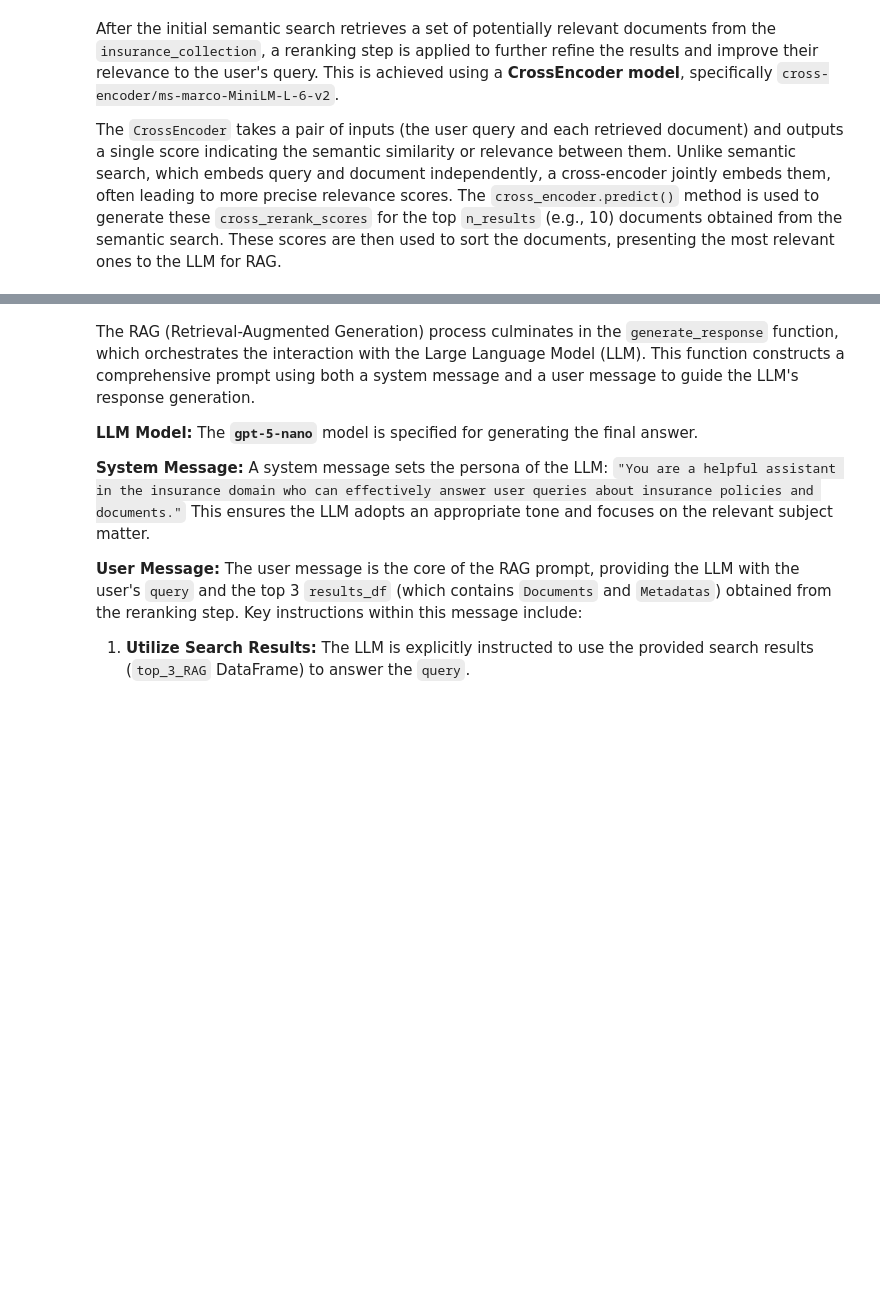
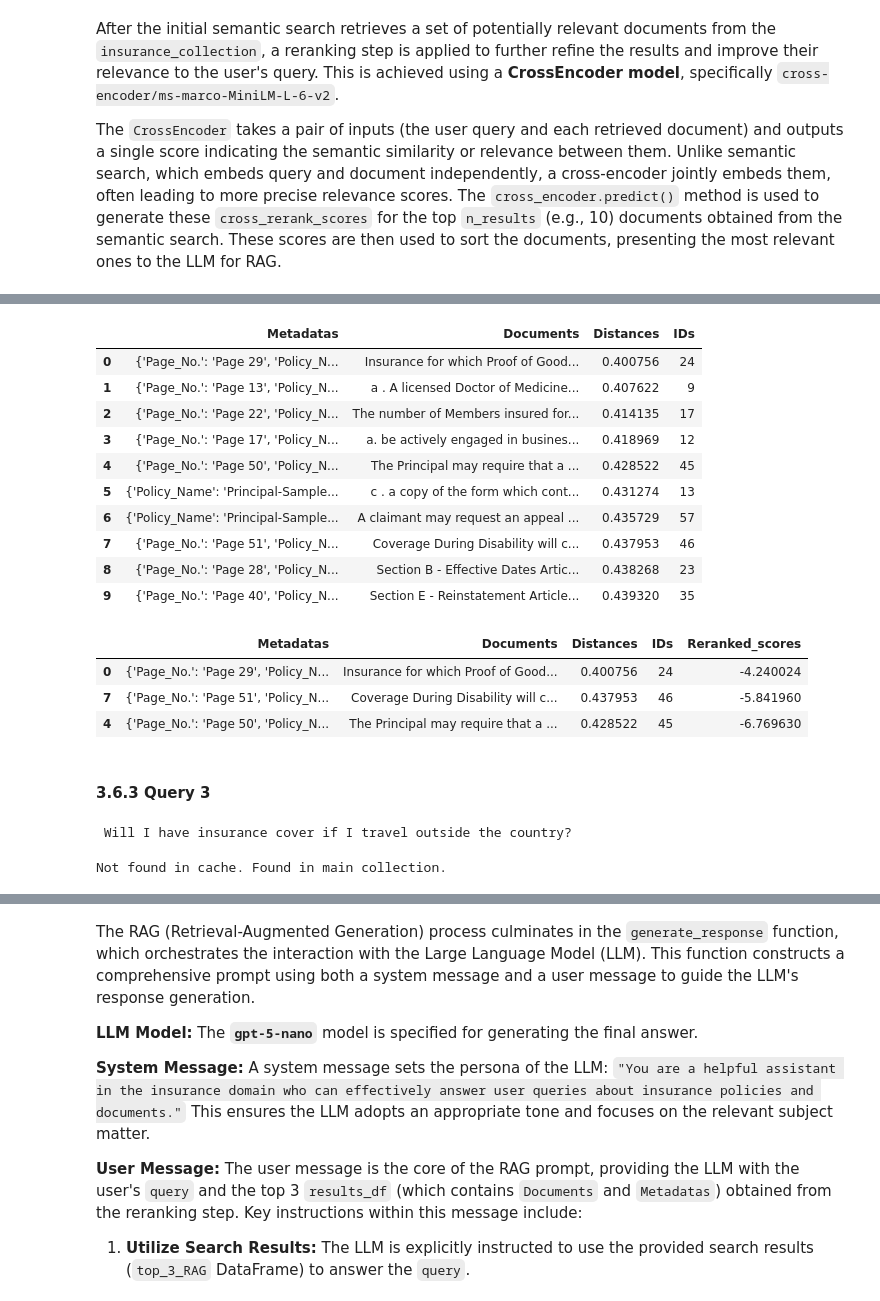
Before and after one commit to avanindra3/generative_doc_search, a Jupyter notebook: helpmate_ai.ipynb, the cells around one changed output, grey strips where cells are left out. Cells and saved outputs as stored; diff of their text form; code cells hidden in the pictures; blank space fills up the shorter version.

```diff
--- a/helpmate_ai.ipynb
+++ b/helpmate_ai.ipynb
@@ -441,0 +413,14 @@ top_3_RAG
+# %%
+results_df_2
+# %% [output]
+|  | Metadatas | Documents | Distances | IDs |
+| 0 | {'Page_No.': 'Page 29', 'Policy_N... | Insurance for which Proof of Good... | 0.400756 | 24 |
+| 1 | {'Page_No.': 'Page 13', 'Policy_N... | a . A licensed Doctor of Medicine... | 0.407622 | 9 |
+| 2 | {'Page_No.': 'Page 22', 'Policy_N... | The number of Members insured for... | 0.414135 | 17 |
+| 3 | {'Page_No.': 'Page 17', 'Policy_N... | a. be actively engaged in busines... | 0.418969 | 12 |
+| 4 | {'Page_No.': 'Page 50', 'Policy_N... | The Principal may require that a ... | 0.428522 | 45 |
+| 5 | {'Policy_Name': 'Principal-Sample... | c . a copy of the form which cont... | 0.431274 | 13 |
+| 6 | {'Policy_Name': 'Principal-Sample... | A claimant may request an appeal ... | 0.435729 | 57 |
+| 7 | {'Page_No.': 'Page 51', 'Policy_N... | Coverage During Disability will c... | 0.437953 | 46 |
+| 8 | {'Page_No.': 'Page 28', 'Policy_N... | Section B - Effective Dates Artic... | 0.438268 | 23 |
+| 9 | {'Page_No.': 'Page 40', 'Policy_N... | Section E - Reinstatement Article... | 0.439320 | 35 |
@@ -441,0 +429,18 @@ top_3_RAG
+# %%
+top_3_RAG_2
+# %% [output]
+|  | Metadatas | Documents | Distances | IDs | Reranked_scores |
+| 0 | {'Page_No.': 'Page 29', 'Policy_N... | Insurance for which Proof of Good... | 0.400756 | 24 | -4.240024 |
+| 7 | {'Page_No.': 'Page 51', 'Policy_N... | Coverage During Disability will c... | 0.437953 | 46 | -5.841960 |
+| 4 | {'Page_No.': 'Page 50', 'Policy_N... | The Principal may require that a ... | 0.428522 | 45 | -6.769630 |
+# %% [markdown]
+#### 3.6.3 Query 3
+# %%
+# Read the user query
+query_3 = input()
+# %% [output]
+ Will I have insurance cover if I travel outside the country?
+# %%
+results_df_3 = cache_layer(query_3)
+# %% [output]
+Not found in cache. Found in main collection.
```
Also changed, not shown: parts of 44 cells of this notebook, 2 other files.
